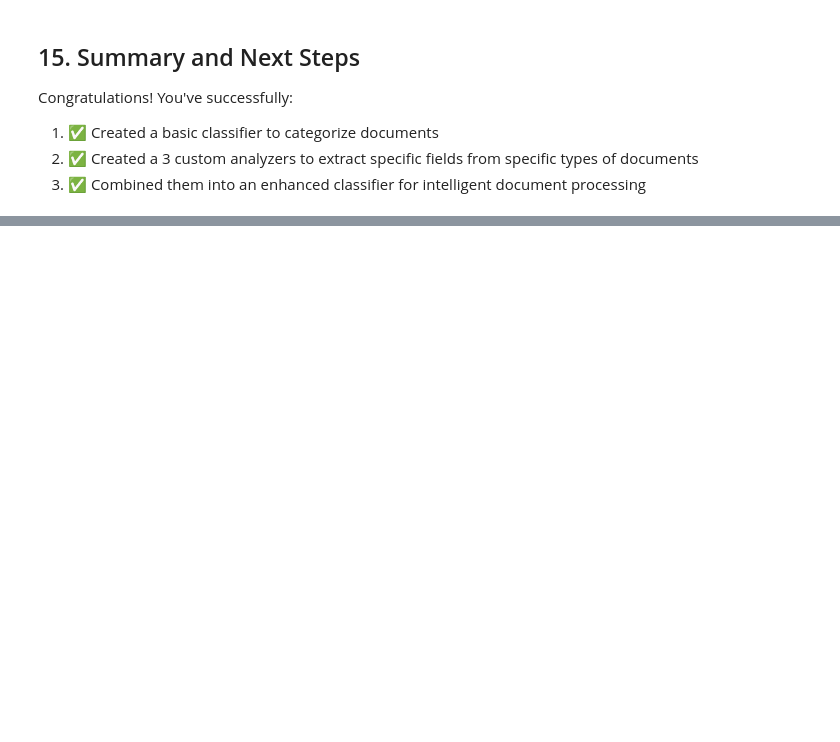
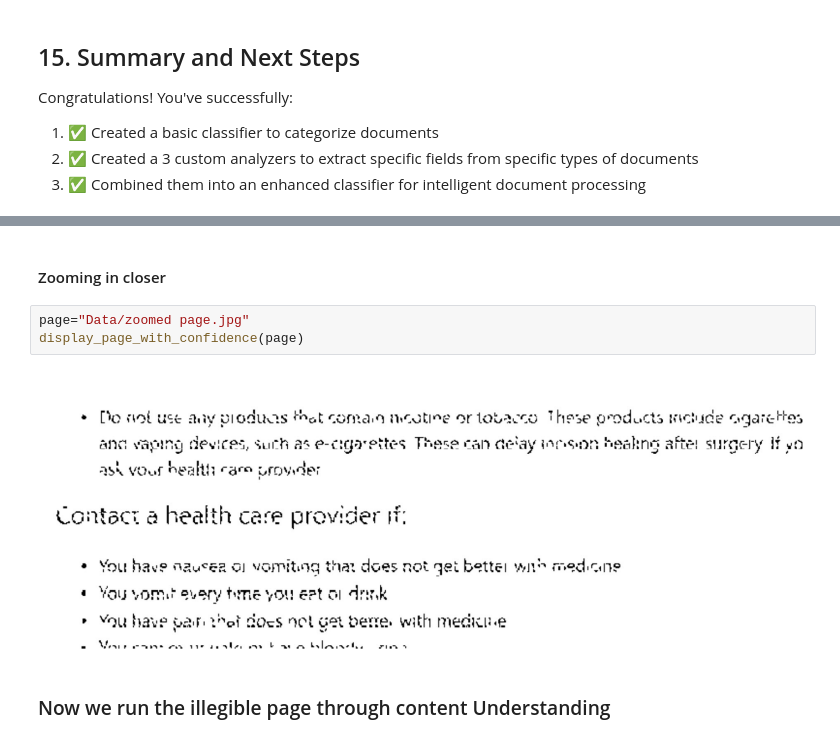
Before and after one commit to wawilk/content-undertanding-for-claims, a Jupyter notebook: classifier.ipynb, the cells around one changed output, grey strips where cells are left out. Cells and saved outputs as stored; diff of their text form; blank space fills up the shorter version.

```diff
--- a/classifier.ipynb
+++ b/classifier.ipynb
@@ -603,0 +1072,9 @@ if 'enhanced_result' in locals() and enhanced_result:
+# %% [markdown]
+#### Zooming in closer
+# %%
+page="Data/zoomed page.jpg"
+display_page_with_confidence(page)
+# %% [output]
+[figure, added]
+# %% [markdown]
+### Now we run the illegible page through content Understanding
```
Also changed, not shown: parts of 44 cells of this notebook, 6 other files.
